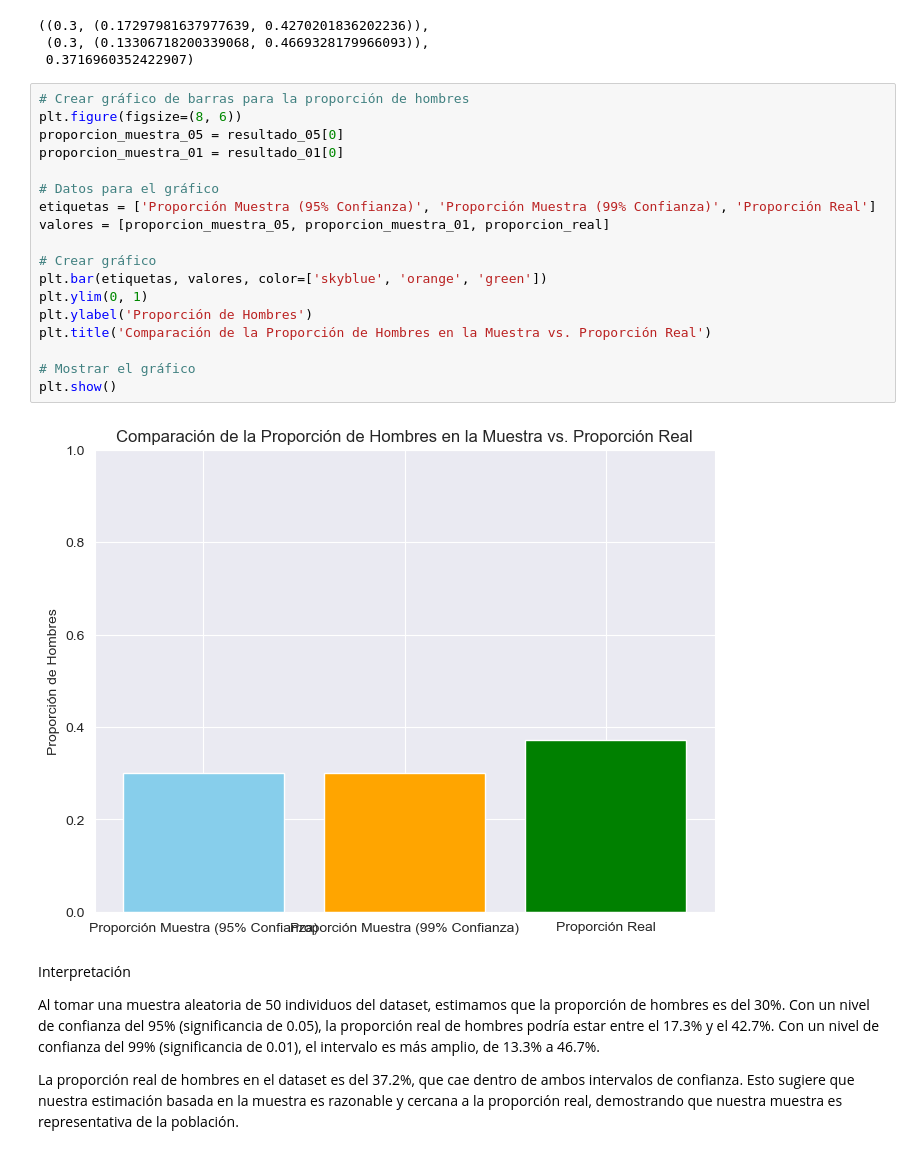
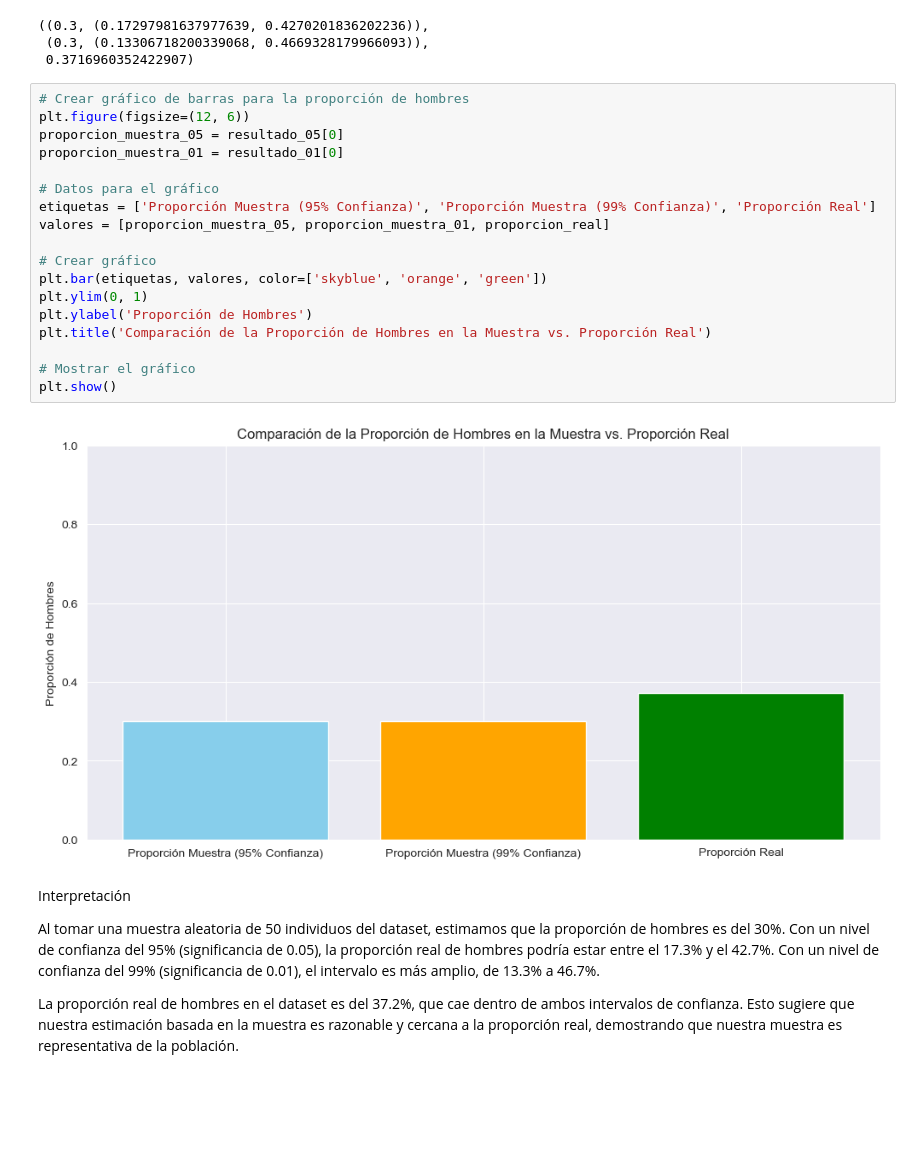
Before and after one commit to Xexe9T/desafio_5_analisis_estadistico_python, a Jupyter notebook: desafio_5_analisis_estadistico_python.ipynb, the cells around one changed output. Drawn from its saved outputs; the diff is of its cells as text; blank space fills up the shorter version.

```diff
--- a/desafio_5_analisis_estadistico_python.ipynb
+++ b/desafio_5_analisis_estadistico_python.ipynb
@@ -254,24 +254,24 @@ resultado_05, resultado_01, proporcion_real
  0.3716960352422907)
 # %%
 # Crear gráfico de barras para la proporción de hombres
-plt.figure(figsize=(8, 6))
+plt.figure(figsize=(12, 6))
 proporcion_muestra_05 = resultado_05[0]
 proporcion_muestra_01 = resultado_01[0]
 
 # Datos para el gráfico
 etiquetas = ['Proporción Muestra (95% Confianza)', 'Proporción Muestra (99% Confianza)', 'Proporción Real']
 valores = [proporcion_muestra_05, proporcion_muestra_01, proporcion_real]
 
 # Crear gráfico
 plt.bar(etiquetas, valores, color=['skyblue', 'orange', 'green'])
 plt.ylim(0, 1)
 plt.ylabel('Proporción de Hombres')
 plt.title('Comparación de la Proporción de Hombres en la Muestra vs. Proporción Real')
 
 # Mostrar el gráfico
 plt.show()
 # %% [output]
-[figure, old version]
+[figure, new version]
 # %% [markdown]
 Interpretación
 
```
